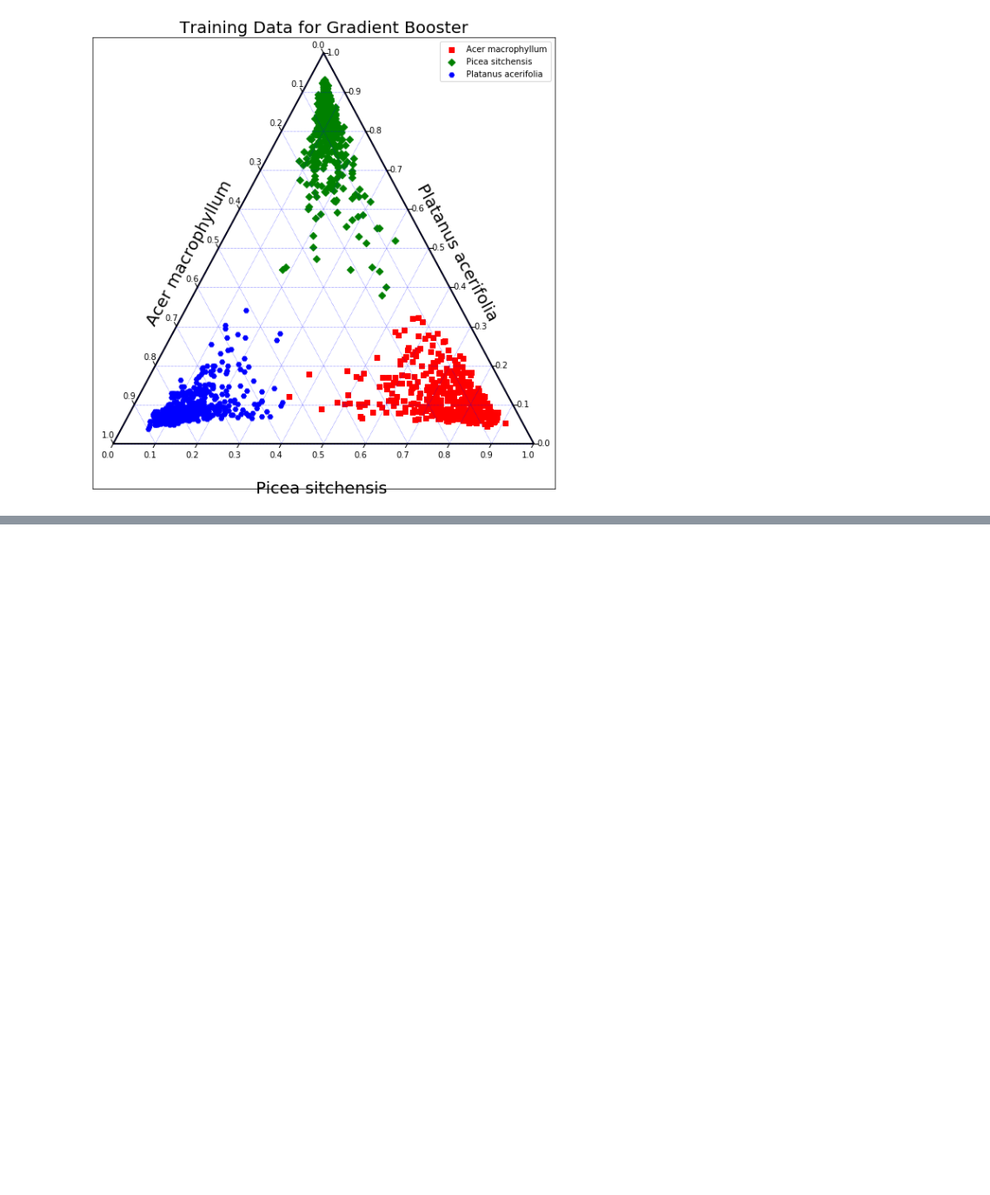
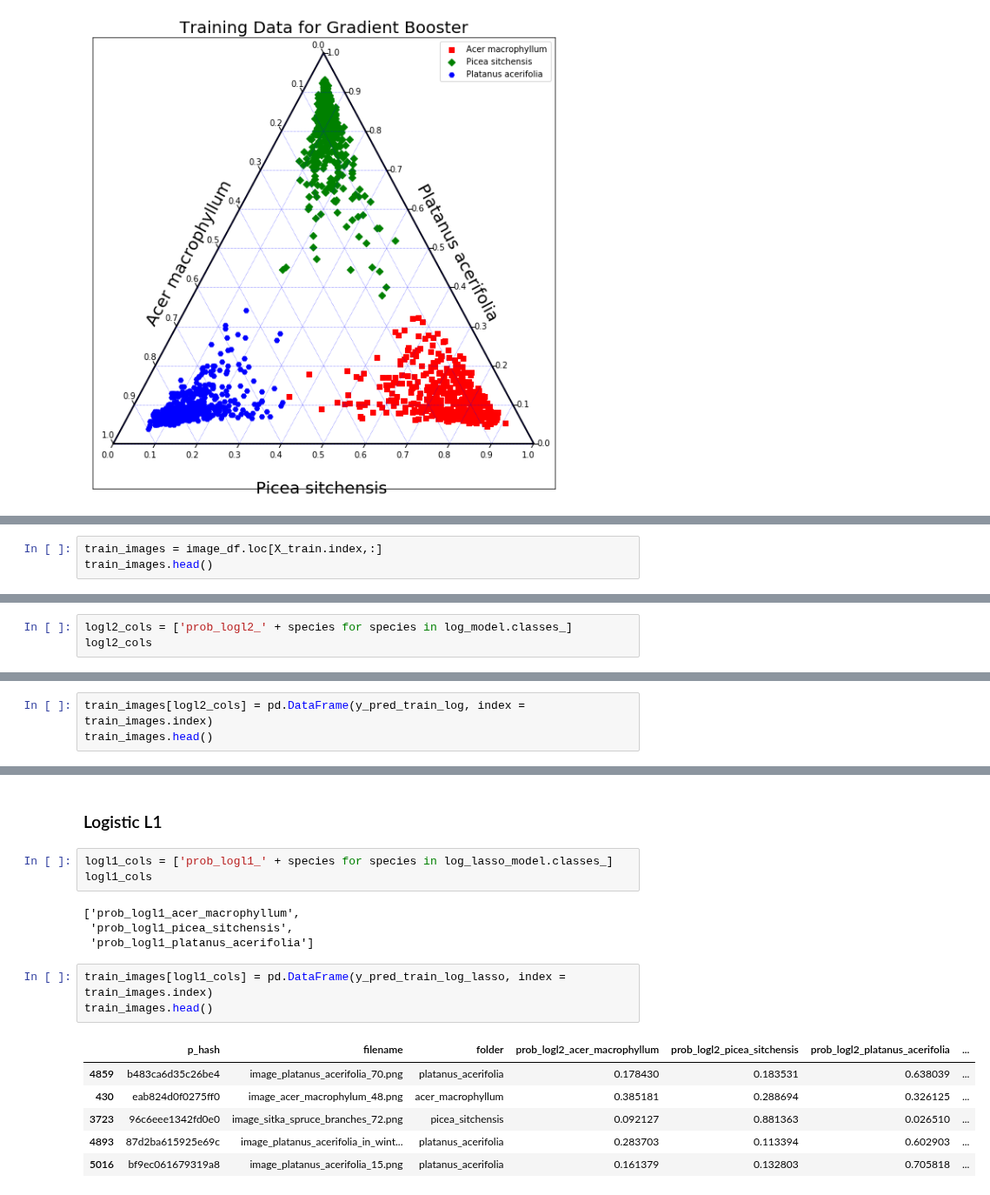
Before and after one commit to NathanielBlairStahn/tree-logic, a Jupyter notebook: notebooks/20180509_3_species/baseline_models.ipynb, the cells around one changed output, grey strips where cells are left out. Shown at 87% size. Cells and saved outputs as stored; diff of their text form; blank space fills up the shorter version.

Commit message:
save 3 species predicted probabilities to file

```diff
--- a/notebooks/20180509_3_species/baseline_models.ipynb
+++ b/notebooks/20180509_3_species/baseline_models.ipynb
@@ -505,0 +518,3 @@ tax.show()
+# %%
+train_images = image_df.loc[X_train.index,:]
+train_images.head()
@@ -505,0 +557,3 @@ tax.show()
+# %%
+logl2_cols = ['prob_logl2_' + species for species in log_model.classes_]
+logl2_cols
@@ -505,0 +564,3 @@ tax.show()
+# %%
+train_images[logl2_cols] = pd.DataFrame(y_pred_train_log, index = train_images.index)
+train_images.head()
@@ -505,0 +584,19 @@ tax.show()
+# %% [markdown]
+### Logistic L1
+# %%
+logl1_cols = ['prob_logl1_' + species for species in log_lasso_model.classes_]
+logl1_cols
+# %% [output]
+['prob_logl1_acer_macrophyllum',
+ 'prob_logl1_picea_sitchensis',
+ 'prob_logl1_platanus_acerifolia']
+# %%
+train_images[logl1_cols] = pd.DataFrame(y_pred_train_log_lasso, index = train_images.index)
+train_images.head()
+# %% [output]
+|  | p_hash | filename | folder | prob_logl2_acer_macrophyllum | prob_logl2_picea_sitchensis | prob_logl2_platanus_acerifolia | ... |
+| 4859 | b483ca6d35c26be4 | image_platanus_acerifolia_70.png | platanus_acerifolia | 0.178430 | 0.183531 | 0.638039 | ... |
+| 430 | eab824d0f0275ff0 | image_acer_macrophylum_48.png | acer_macrophyllum | 0.385181 | 0.288694 | 0.326125 | ... |
+| 3723 | 96c6eee1342fd0e0 | image_sitka_spruce_branches_72.png | picea_sitchensis | 0.092127 | 0.881363 | 0.026510 | ... |
+| 4893 | 87d2ba615925e69c | image_platanus_acerifolia_in_wint... | platanus_acerifolia | 0.283703 | 0.113394 | 0.602903 | ... |
+| 5016 | bf9ec061679319a8 | image_platanus_acerifolia_15.png | platanus_acerifolia | 0.161379 | 0.132803 | 0.705818 | ... |
```
Also changed, not shown: parts of 19 cells of this notebook, 2 other files.
